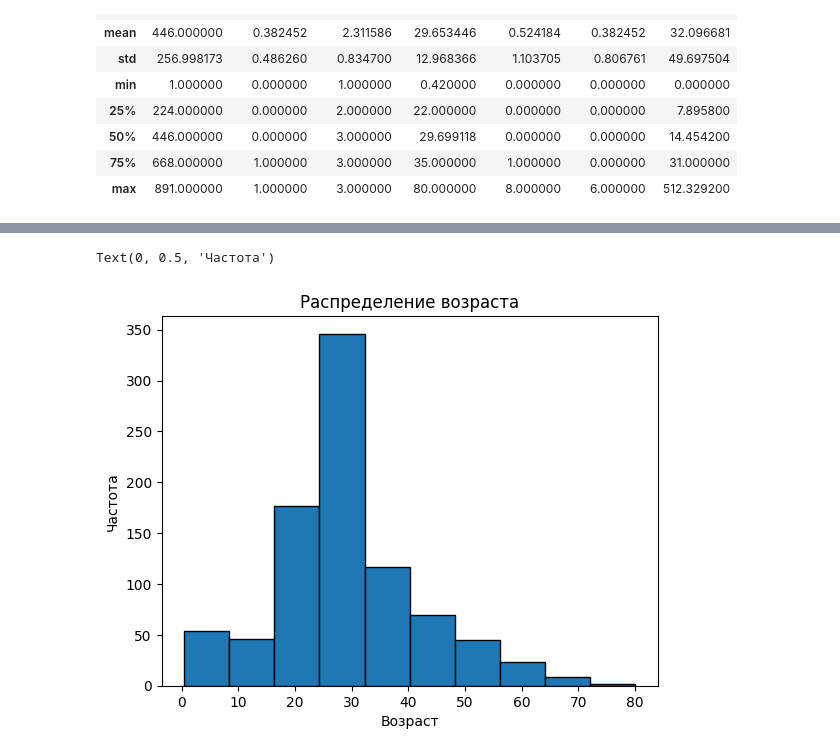
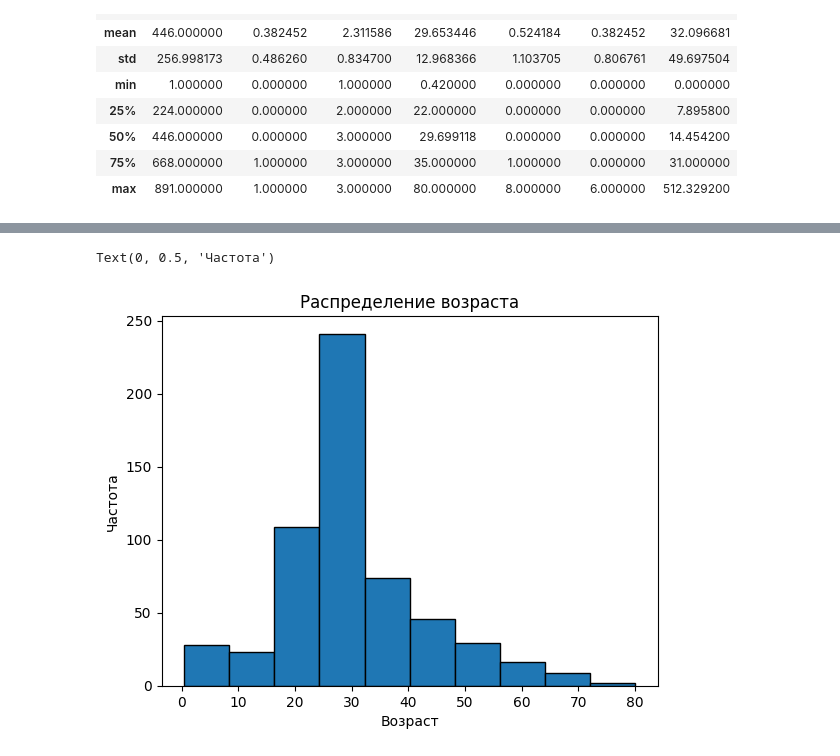
Before and after one commit to blessedt4le/Mipt_python_9th_sem, a Jupyter notebook: Semester_10/sem_10_hw_1.ipynb, the cells around one changed output, grey strips where cells are left out. Saved outputs shown, nothing was run; the diff lists cells and outputs as text; code cells hidden in the pictures.

```diff
--- a/Semester_10/sem_10_hw_1.ipynb
+++ b/Semester_10/sem_10_hw_1.ipynb
@@ -153,2 +150,5 @@ df_wtht_nan.describe()
+# %%
+df_male = df_wtht_nan[df_wtht_nan["Sex"] == "male"]
+df_female = df_wtht_nan[df_wtht_nan["Sex"] == "female"]
 # %%
 import matplotlib.pyplot as plt
@@ -155,9 +169,9 @@ import matplotlib.pyplot as plt
 # %%
-age_hist = df_wtht_nan["Age"].hist(bins=10, edgecolor="black", grid=False)
+age_hist = df_male["Age"].hist(bins=10, edgecolor="black", grid=False)
 plt.title("Распределение возраста")
 plt.xlabel("Возраст")
 plt.ylabel("Частота")
 # %% [output]
 Text(0, 0.5, 'Частота')
-[figure, old version]
+[figure, new version]
 # %%
```
Also changed, not shown: parts of 18 cells of this notebook.
